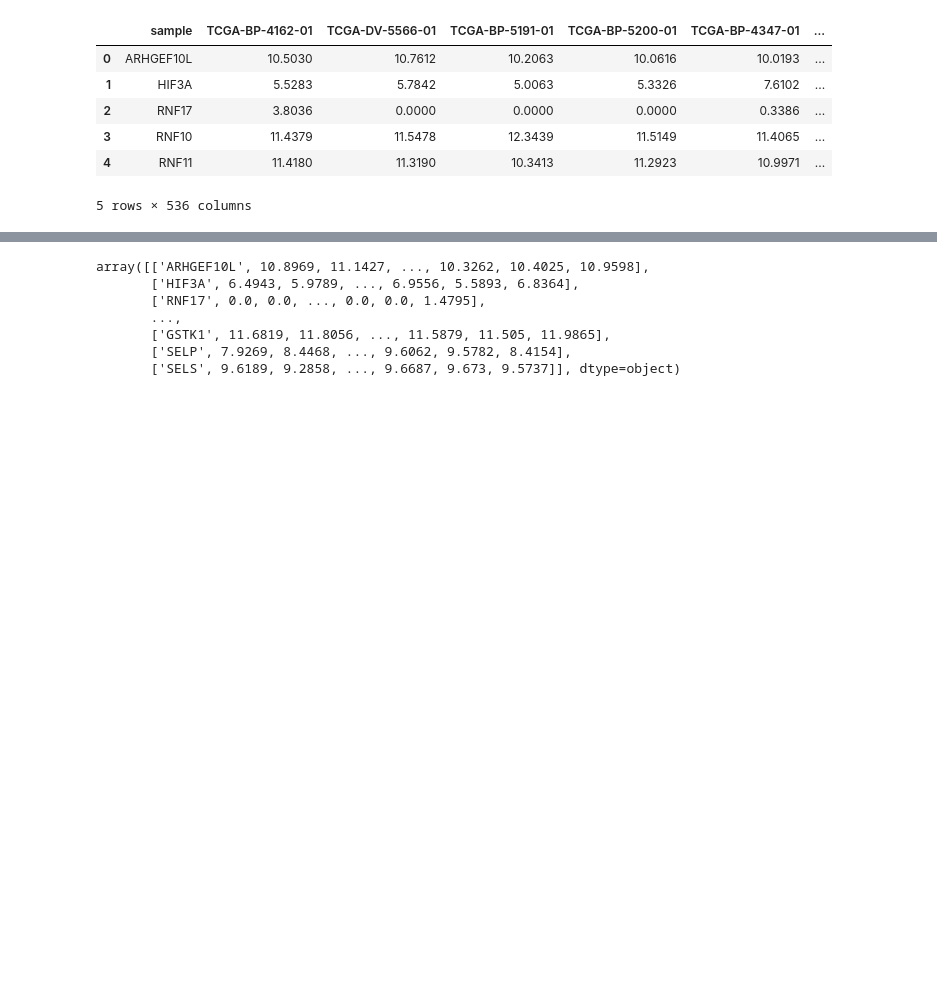
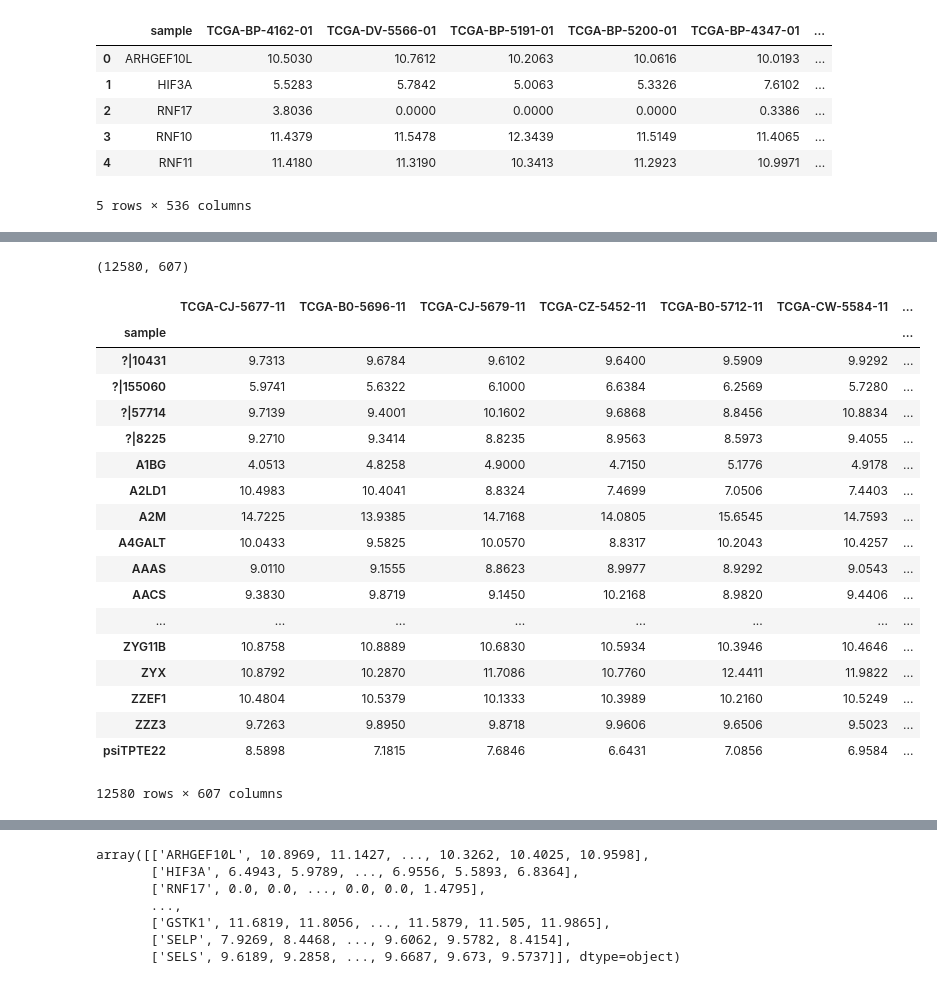
Before and after one commit to francismjenkins/Wrangling_Springboard, a Jupyter notebook: Capstone_Wrangling.ipynb, the cells around one changed output, grey strips where cells are left out. Cells and saved outputs as stored; diff of their text form; code cells hidden in the pictures; blank space fills up the shorter version.

```diff
--- a/Capstone_Wrangling.ipynb
+++ b/Capstone_Wrangling.ipynb
@@ -52,0 +190,6 @@ df2.head()
+# %%
+df1_indexed = df1.set_index('sample')
+df2_indexed = df2.set_index('sample')
+
+result = pd.concat([df1_indexed, df2_indexed], axis=1, sort=True)
+result.head()
@@ -52,0 +205,28 @@ df2.head()
+# %%
+result_rep = result.replace(0.0000, np.nan)
+result_drop = result_rep.dropna(axis=0, how='any')
+result_drop.shape
+# %% [output]
+(12580, 607)
+# %%
+result_drop
+# %% [output]
+|  | TCGA-CJ-5677-11 | TCGA-B0-5696-11 | TCGA-CJ-5679-11 | TCGA-CZ-5452-11 | TCGA-B0-5712-11 | TCGA-CW-5584-11 | ... |
+| sample |  |  |  |  |  |  | ... |
+| ?|10431 | 9.7313 | 9.6784 | 9.6102 | 9.6400 | 9.5909 | 9.9292 | ... |
+| ?|155060 | 5.9741 | 5.6322 | 6.1000 | 6.6384 | 6.2569 | 5.7280 | ... |
+| ?|57714 | 9.7139 | 9.4001 | 10.1602 | 9.6868 | 8.8456 | 10.8834 | ... |
+| ?|8225 | 9.2710 | 9.3414 | 8.8235 | 8.9563 | 8.5973 | 9.4055 | ... |
+| A1BG | 4.0513 | 4.8258 | 4.9000 | 4.7150 | 5.1776 | 4.9178 | ... |
+| A2LD1 | 10.4983 | 10.4041 | 8.8324 | 7.4699 | 7.0506 | 7.4403 | ... |
+| A2M | 14.7225 | 13.9385 | 14.7168 | 14.0805 | 15.6545 | 14.7593 | ... |
+| A4GALT | 10.0433 | 9.5825 | 10.0570 | 8.8317 | 10.2043 | 10.4257 | ... |
+| AAAS | 9.0110 | 9.1555 | 8.8623 | 8.9977 | 8.9292 | 9.0543 | ... |
+| AACS | 9.3830 | 9.8719 | 9.1450 | 10.2168 | 8.9820 | 9.4406 | ... |
+| ... | ... | ... | ... | ... | ... | ... | ... |
+| ZYG11B | 10.8758 | 10.8889 | 10.6830 | 10.5934 | 10.3946 | 10.4646 | ... |
+| ZYX | 10.8792 | 10.2870 | 11.7086 | 10.7760 | 12.4411 | 11.9822 | ... |
+| ZZEF1 | 10.4804 | 10.5379 | 10.1333 | 10.3989 | 10.2160 | 10.5249 | ... |
+| ZZZ3 | 9.7263 | 9.8950 | 9.8718 | 9.9606 | 9.6506 | 9.5023 | ... |
+| psiTPTE22 | 8.5898 | 7.1815 | 7.6846 | 6.6431 | 7.0856 | 6.9584 | ... |
+12580 rows × 607 columns
```
Also changed, not shown: parts of 20 cells of this notebook.
